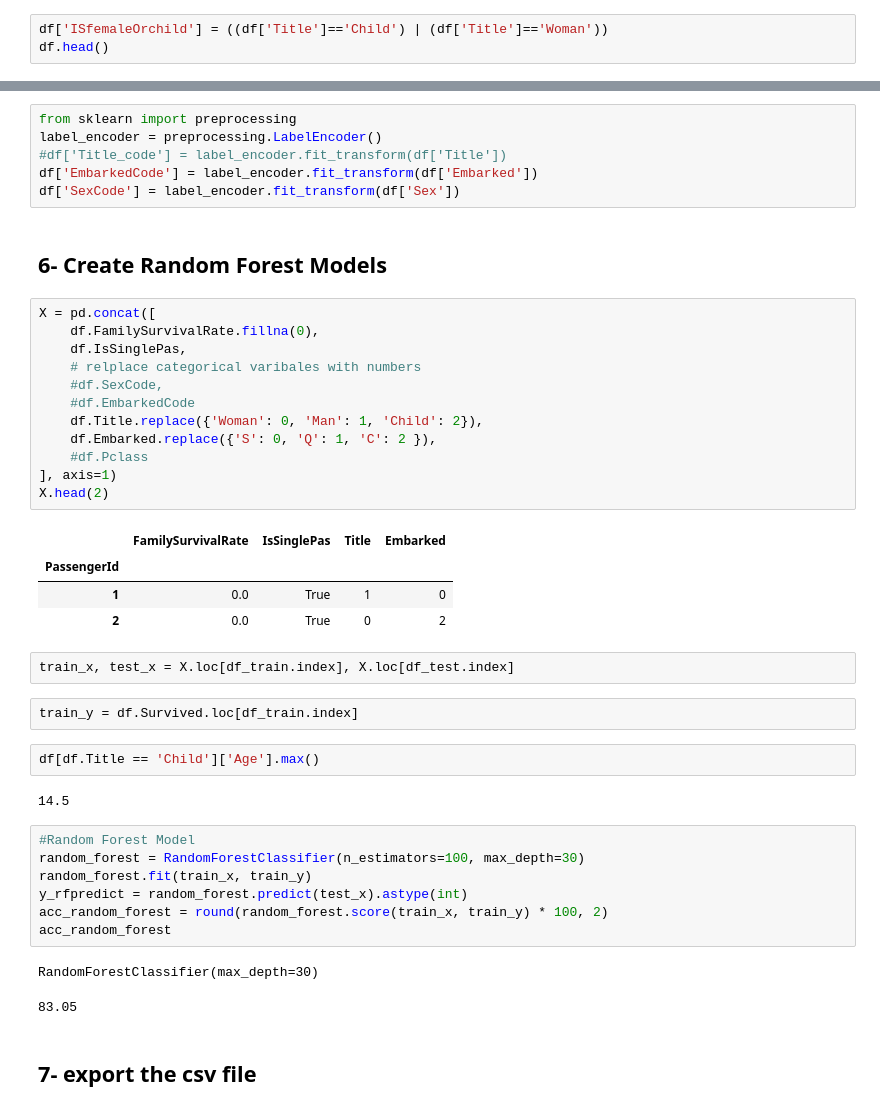
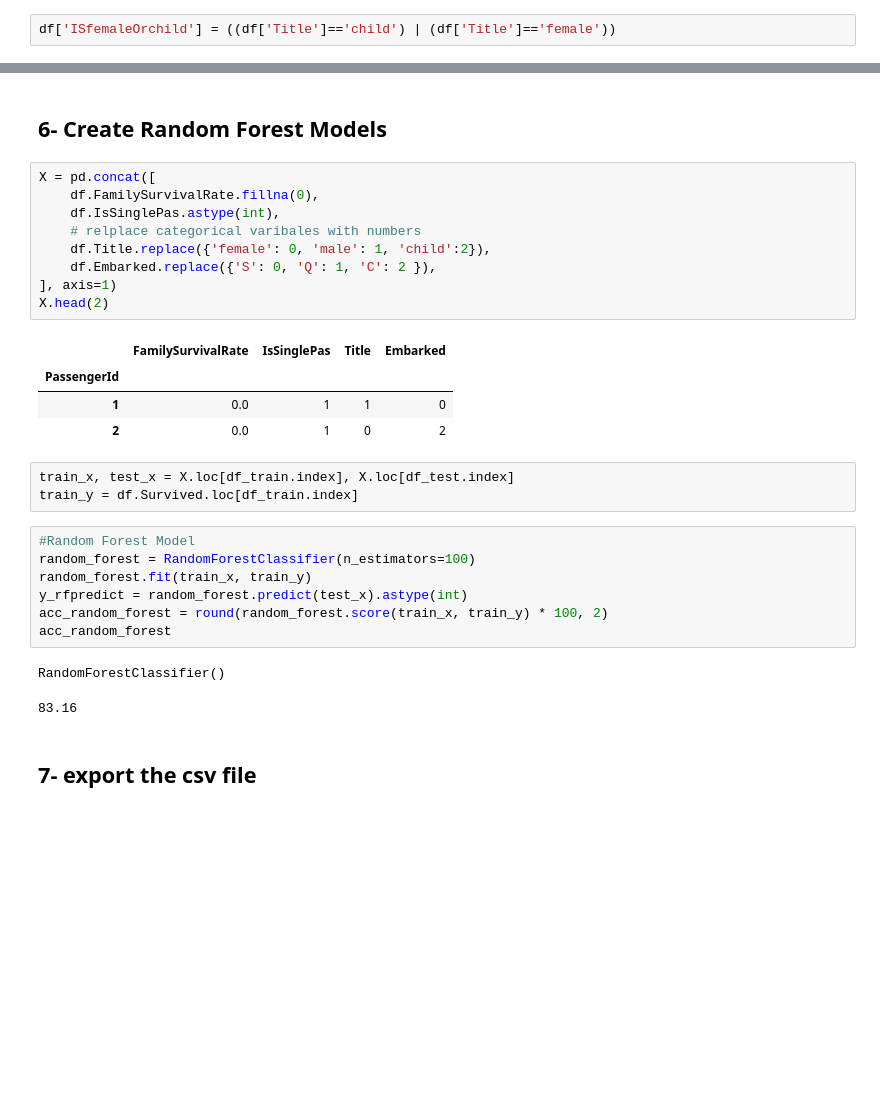
Before and after one commit to withabubaker/Titanic-80861, a Jupyter notebook: titanic.ipynb, the cells around one changed output, grey strips where cells are left out. Drawn from its saved outputs; the diff is of its cells as text; blank space fills up the shorter version.

```diff
--- a/titanic.ipynb
+++ b/titanic.ipynb
@@ -180,3 +162,2 @@ df.head()
 # %%
-df['ISfemaleOrchild'] = ((df['Title']=='Child') | (df['Title']=='Woman'))
-df.head()
+df['ISfemaleOrchild'] = ((df['Title']=='child') | (df['Title']=='female'))
@@ -250,49 +184,35 @@ Q     77
 Name: count, dtype: int64
 # %%
 df['Embarked'].fillna('S', inplace=True)
-# %%
-from sklearn import preprocessing
-label_encoder = preprocessing.LabelEncoder()
-#df['Title_code'] = label_encoder.fit_transform(df['Title'])
-df['EmbarkedCode'] = label_encoder.fit_transform(df['Embarked'])
-df['SexCode'] = label_encoder.fit_transform(df['Sex'])
 # %% [markdown]
 ## 6- Create Random Forest  Models
 # %%
 X = pd.concat([
     df.FamilySurvivalRate.fillna(0),
-    df.IsSinglePas,
+    df.IsSinglePas.astype(int),
     # relplace categorical varibales with numbers
-    #df.SexCode,
-    #df.EmbarkedCode
-    df.Title.replace({'Woman': 0, 'Man': 1, 'Child': 2}),
+    df.Title.replace({'female': 0, 'male': 1, 'child':2}),
     df.Embarked.replace({'S': 0, 'Q': 1, 'C': 2 }),
-    #df.Pclass
 ], axis=1)
 X.head(2)
 # %% [output]
 |  | FamilySurvivalRate | IsSinglePas | Title | Embarked |
 | PassengerId |  |  |  |  |
-| 1 | 0.0 | True | 1 | 0 |
-| 2 | 0.0 | True | 0 | 2 |
+| 1 | 0.0 | 1 | 1 | 0 |
+| 2 | 0.0 | 1 | 0 | 2 |
 # %%
 train_x, test_x = X.loc[df_train.index], X.loc[df_test.index]
+train_y = df.Survived.loc[df_train.index]
-# %%
-train_y = df.Survived.loc[df_train.index]
-# %%
-df[df.Title == 'Child']['Age'].max()
-# %% [output]
-14.5
 # %%
 #Random Forest Model
-random_forest = RandomForestClassifier(n_estimators=100, max_depth=30)
+random_forest = RandomForestClassifier(n_estimators=100)
 random_forest.fit(train_x, train_y)
 y_rfpredict = random_forest.predict(test_x).astype(int)
 acc_random_forest = round(random_forest.score(train_x, train_y) * 100, 2)
 acc_random_forest
 # %% [output]
-RandomForestClassifier(max_depth=30)
+RandomForestClassifier()
-83.05
+83.16
 # %% [markdown]
 ## 7- export the csv file
 # %%
```
Also changed, not shown: parts of 23 cells of this notebook.
